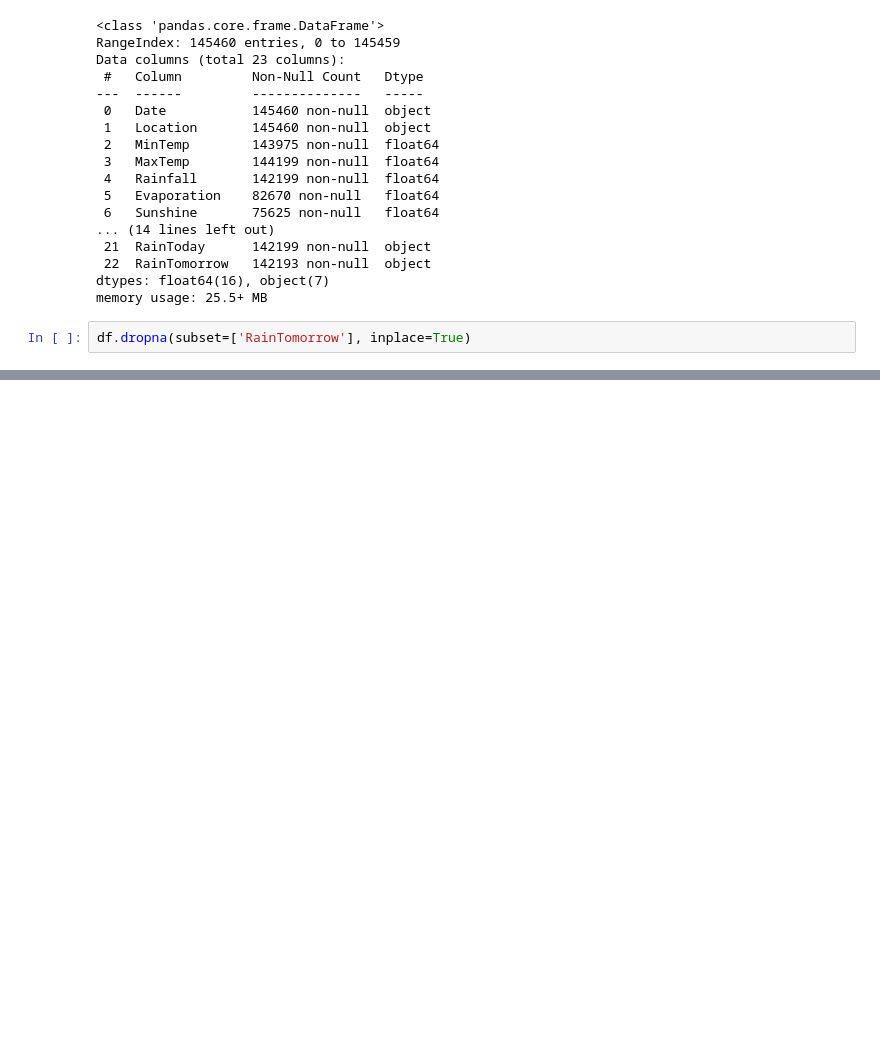
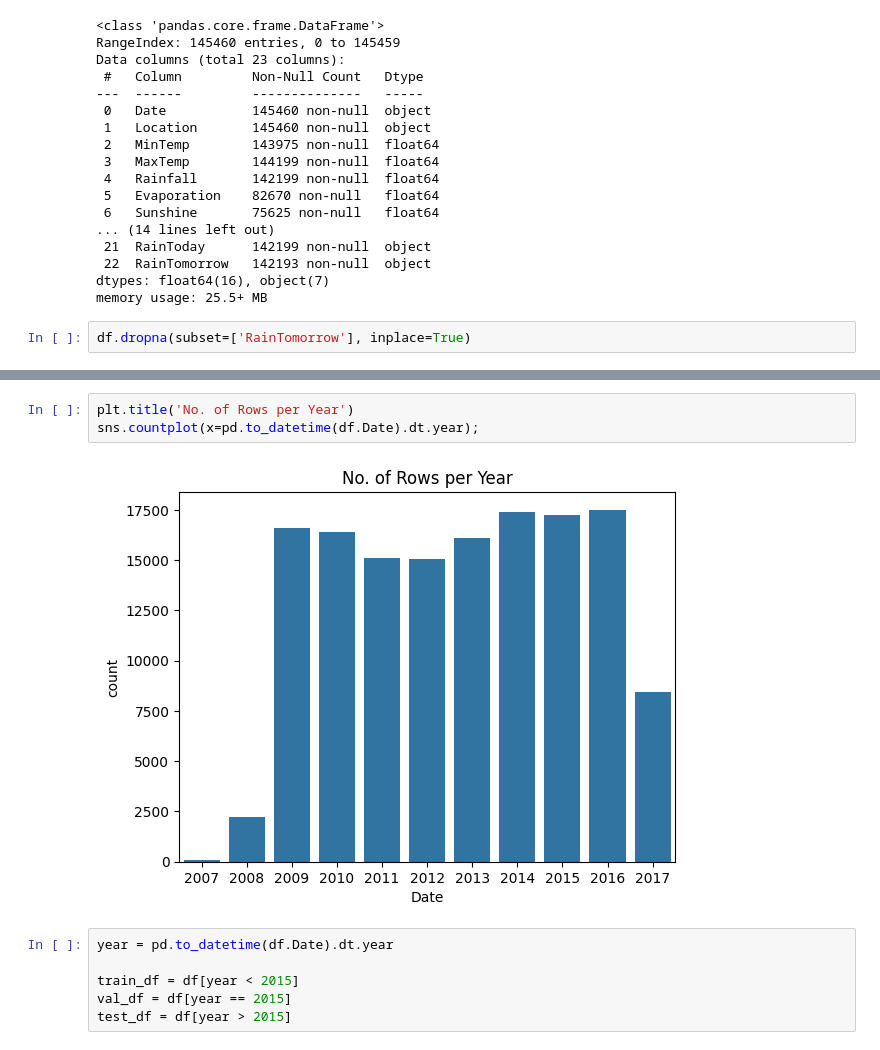
Before and after one commit to tanishka143-lang/NextDayRainPredictor, a Jupyter notebook: NextRainDTRF.ipynb, the cells around one changed output, grey strips where cells are left out. Saved outputs shown, nothing was run; the diff lists cells and outputs as text; blank space fills up the shorter version.

```diff
--- a/NextRainDTRF.ipynb
+++ b/NextRainDTRF.ipynb
@@ -67,0 +86,11 @@ df.dropna(subset=['RainTomorrow'], inplace=True)
+# %%
+plt.title('No. of Rows per Year')
+sns.countplot(x=pd.to_datetime(df.Date).dt.year);
+# %% [output]
+[figure, added]
+# %%
+year = pd.to_datetime(df.Date).dt.year
+
+train_df = df[year < 2015]
+val_df = df[year == 2015]
+test_df = df[year > 2015]
```
Also changed, not shown: parts of 66 cells of this notebook.
